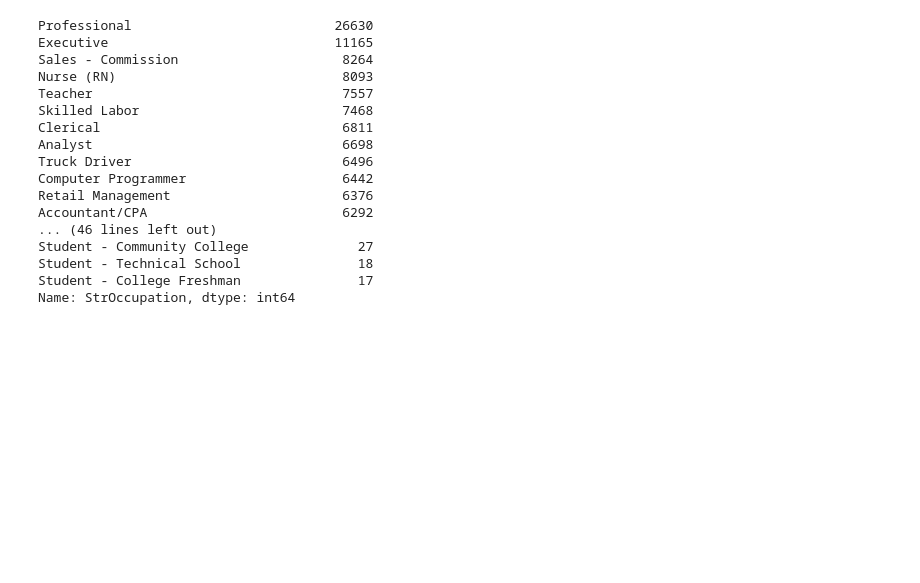
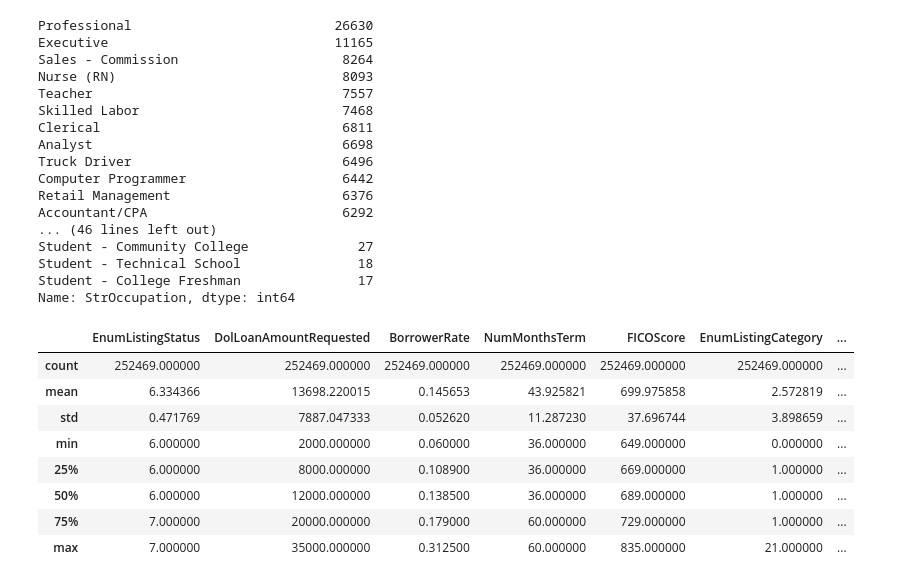
Before and after one commit to magratheazaphod/theorem, a Jupyter notebook: cancel_prediction_scratch.ipynb, the cells around one changed output. Saved outputs shown, nothing was run; the diff lists cells and outputs as text; code cells hidden in the pictures; blank space fills up the shorter version.

```diff
--- a/cancel_prediction_scratch.ipynb
+++ b/cancel_prediction_scratch.ipynb
@@ -59,3 +54,0 @@ KeyError: 'ListingNumber'
-# %%
-data = data.reset_index()
-print(data.head())
@@ -559,3 +533,15 @@ Student - College Freshman               17
 Name: StrOccupation, dtype: int64
 # %%
 ## Quick test to see if we can drop credit grade (should already be encoded in borrower rate)
+# %%
+reduced_data.describe()
+# %% [output]
+|  | EnumListingStatus | DolLoanAmountRequested | BorrowerRate | NumMonthsTerm | FICOScore | EnumListingCategory | ... |
+| count | 252469.000000 | 252469.000000 | 252469.000000 | 252469.000000 | 252469.000000 | 252469.000000 | ... |
+| mean | 6.334366 | 13698.220015 | 0.145653 | 43.925821 | 699.975858 | 2.572819 | ... |
+| std | 0.471769 | 7887.047333 | 0.052620 | 11.287230 | 37.696744 | 3.898659 | ... |
+| min | 6.000000 | 2000.000000 | 0.060000 | 36.000000 | 649.000000 | 0.000000 | ... |
+| 25% | 6.000000 | 8000.000000 | 0.108900 | 36.000000 | 669.000000 | 1.000000 | ... |
+| 50% | 6.000000 | 12000.000000 | 0.138500 | 36.000000 | 689.000000 | 1.000000 | ... |
+| 75% | 7.000000 | 20000.000000 | 0.179000 | 60.000000 | 729.000000 | 1.000000 | ... |
+| max | 7.000000 | 35000.000000 | 0.312500 | 60.000000 | 835.000000 | 21.000000 | ... |
```
Also changed, not shown: parts of 22 cells of this notebook, 1 other file.
